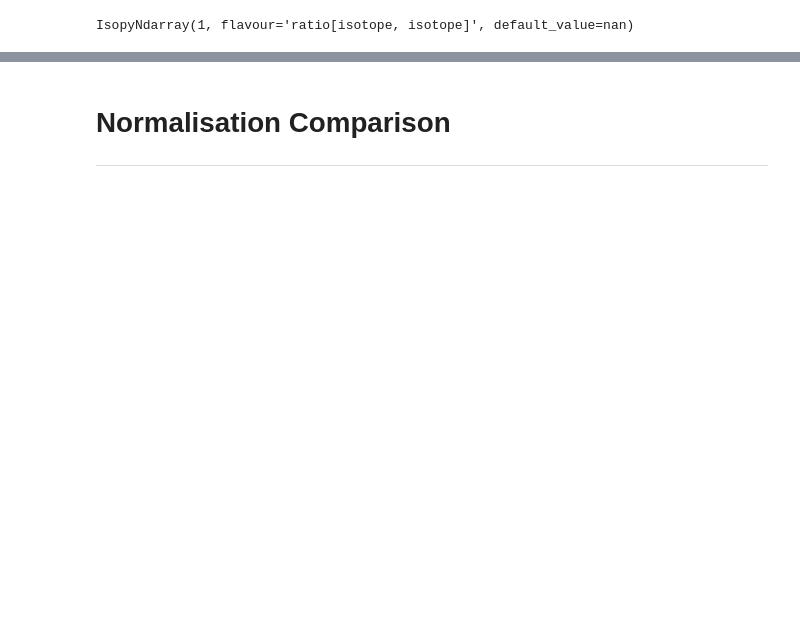
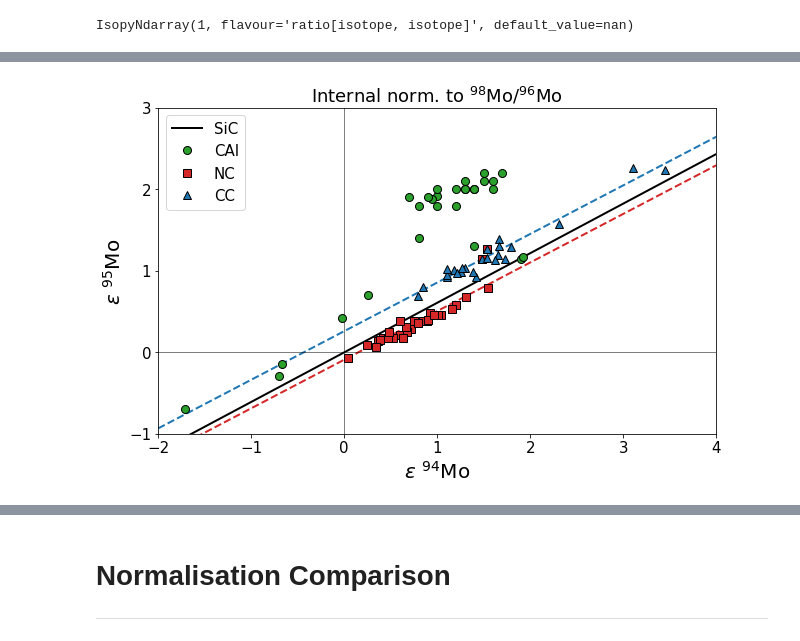
Before and after one commit to mattias-ek/internal_normalisation, a Jupyter notebook: InternalNormalisation.ipynb, the cells around one changed output, grey strips where cells are left out. Drawn from its saved outputs; the diff is of its cells as text; code cells hidden in the pictures; blank space fills up the shorter version.

```diff
--- a/InternalNormalisation.ipynb
+++ b/InternalNormalisation.ipynb
@@ -442,0 +419,39 @@ isopy.tb.plot_spider(axes.three, corrected_MF, constants={96:0})
+# %%
+# CAI compilation from Brennecka et al. [7]
+CAI = isopy.array('Brennecka20_CAI.csv')
+
+# Bulk meteorite complilation from Burkhardt et al. [8]
+NC = isopy.array('Burkhardt21_NC.csv')
+CC = isopy.array('Burkhardt21_CC.csv')
+
+green = isopy.tb.Colors[2]
+blue = isopy.tb.Colors[0]
+red = isopy.tb.Colors[3]
+
+isopy.tb.update_figure(plt, size=(10,6))
+isopy.tb.update_axes(plt, xlabel = '$\epsilon\ ^{94}$Mo',
+                     ylabel='$\epsilon\ ^{95}$Mo',
+                     title='Internal norm. to $^{98}$Mo/$^{96}$Mo',
+                     xlim=(-2, 4), ylim=(-1, 3),
+                     xticks=[-2, -1, 0, 1, 2, 3, 4],
+                     yticks=[-1, 0, 1, 2, 3])
+
+plt.axhline(0, color='black', linewidth=0.5)
+plt.axvline(0, color='black', linewidth=0.5)
+
+
+isopy.tb.plot_scatter(plt, CAI['94mo'], CAI['95mo'], color=green, label = 'CAI', markersize=8)
+isopy.tb.plot_scatter(plt, NC['94mo'], NC['95mo'], color=red, label = 'NC', markersize=8)
+isopy.tb.plot_scatter(plt, CC['94mo'], CC['95mo'], color=blue, label= 'CC', markersize=8)
+
+# From Stephan et al. [6]
+isopy.tb.plot_regression(plt, (0.608, 0), color='black', label='SiC', linewidth=2, label_equation=False)
+plt.legend()
+
+# From Budde et al. [9]
+isopy.tb.plot_regression(plt, (0.596, -0.09), color=red, linewidth=2, linestyle = '--')
+isopy.tb.plot_regression(plt, (0.596, 0.26), color=blue, linewidth=2, linestyle = '--')
+
+#plt.savefig('Figure1-MoSummary.pdf')
+# %% [output]
+[figure, added]
```
Also changed, not shown: parts of 25 cells of this notebook, 5 other files.
